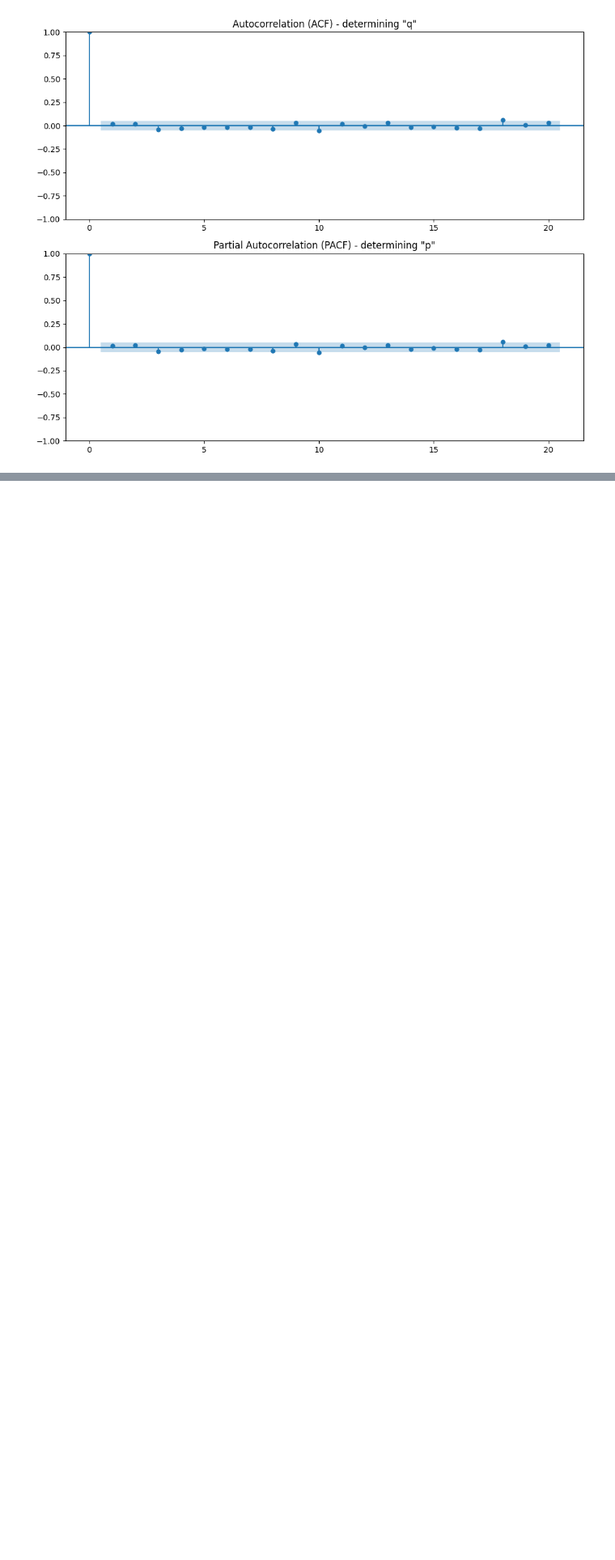
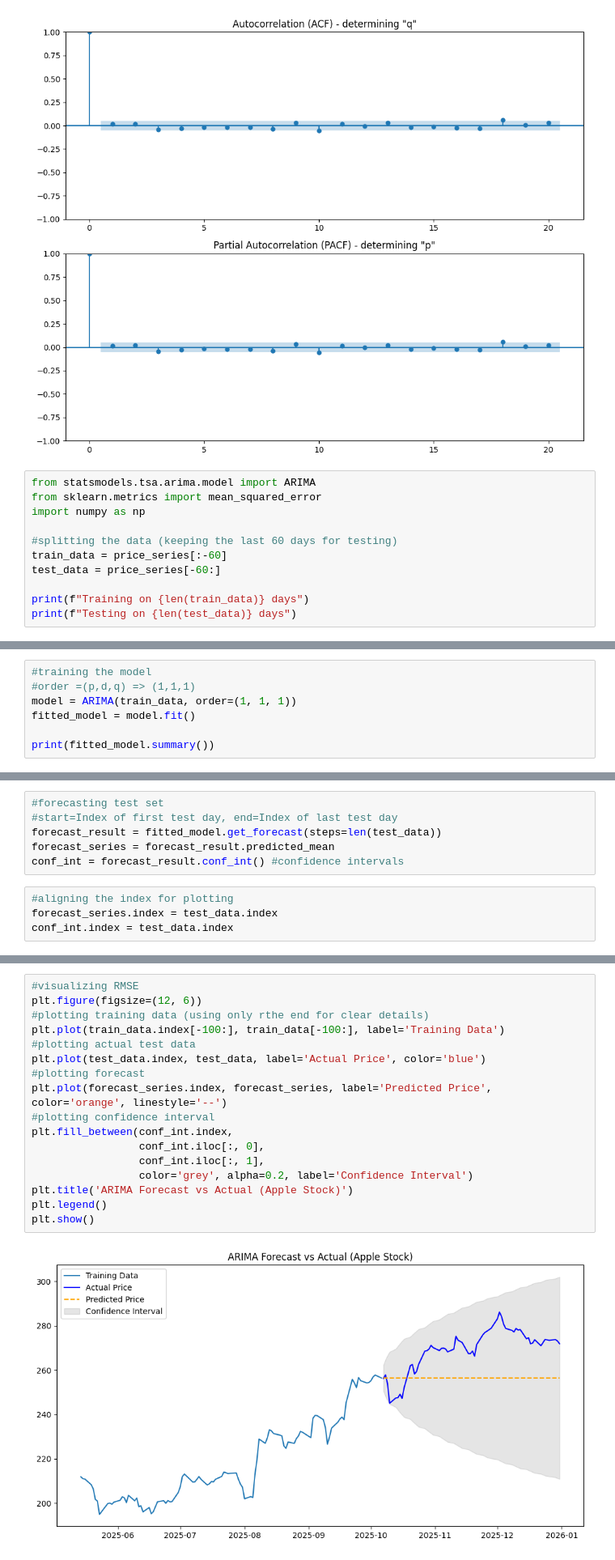
Before and after one commit to iAmPhyton/Stock-Price-Prediction, a Jupyter notebook: stock.ipynb, the cells around one changed output, grey strips where cells are left out. Shown at 81% size. Drawn from its saved outputs; the diff is of its cells as text; blank space fills up the shorter version.

Commit message:
Add files via upload
added improved visuals for RMSE, added ARIMA for model trainings

```diff
--- a/stock.ipynb
+++ b/stock.ipynb
@@ -158,3 +114,14 @@ plt.tight_layout()
 plt.show()
 # %% [output]
 [figure]
+# %%
+from statsmodels.tsa.arima.model import ARIMA
+from sklearn.metrics import mean_squared_error
+import numpy as np
+
+#splitting the data (keeping the last 60 days for testing)
+train_data = price_series[:-60]
+test_data = price_series[-60:]
+
+print(f"Training on {len(train_data)} days")
+print(f"Testing on {len(test_data)} days")
@@ -160,0 +131,7 @@ plt.show()
+# %%
+#training the model
+#order =(p,d,q) => (1,1,1)
+model = ARIMA(train_data, order=(1, 1, 1))
+fitted_model = model.fit()
+
+print(fitted_model.summary())
@@ -160,0 +156,10 @@ plt.show()
+# %%
+#forecasting test set
+#start=Index of first test day, end=Index of last test day
+forecast_result = fitted_model.get_forecast(steps=len(test_data))
+forecast_series = forecast_result.predicted_mean
+conf_int = forecast_result.conf_int() #confidence intervals
+# %%
+#aligning the index for plotting
+forecast_series.index = test_data.index
+conf_int.index = test_data.index
@@ -160,0 +172,19 @@ plt.show()
+# %%
+#visualizing RMSE
+plt.figure(figsize=(12, 6))
+#plotting training data (using only rthe end for clear details)
+plt.plot(train_data.index[-100:], train_data[-100:], label='Training Data')
+#plotting actual test data
+plt.plot(test_data.index, test_data, label='Actual Price', color='blue')
+#plotting forecast
+plt.plot(forecast_series.index, forecast_series, label='Predicted Price', color='orange', linestyle='--')
+#plotting confidence interval
+plt.fill_between(conf_int.index,
+                 conf_int.iloc[:, 0],
+                 conf_int.iloc[:, 1],
+                 color='grey', alpha=0.2, label='Confidence Interval')
+plt.title('ARIMA Forecast vs Actual (Apple Stock)')
+plt.legend()
+plt.show()
+# %% [output]
+[figure, added]
```
Also changed, not shown: parts of 10 cells of this notebook, 2 other files.
